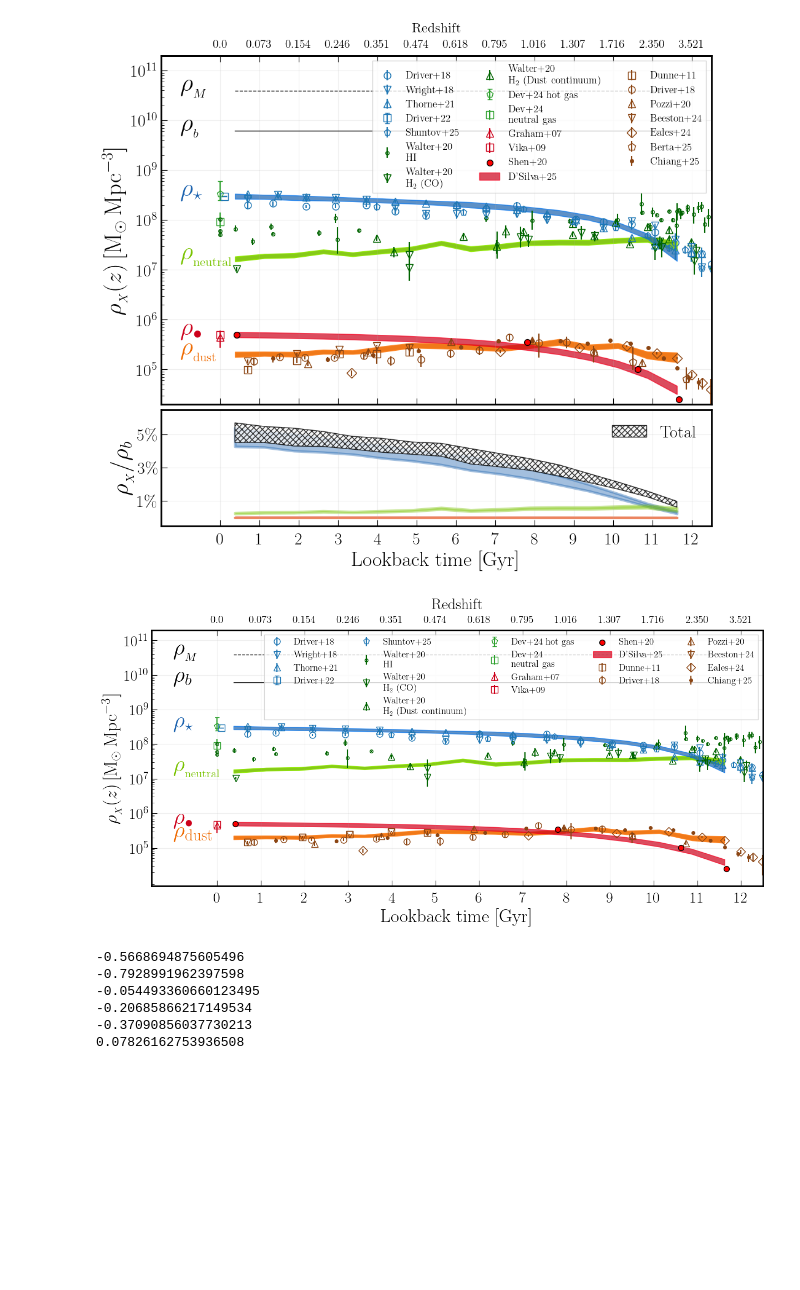
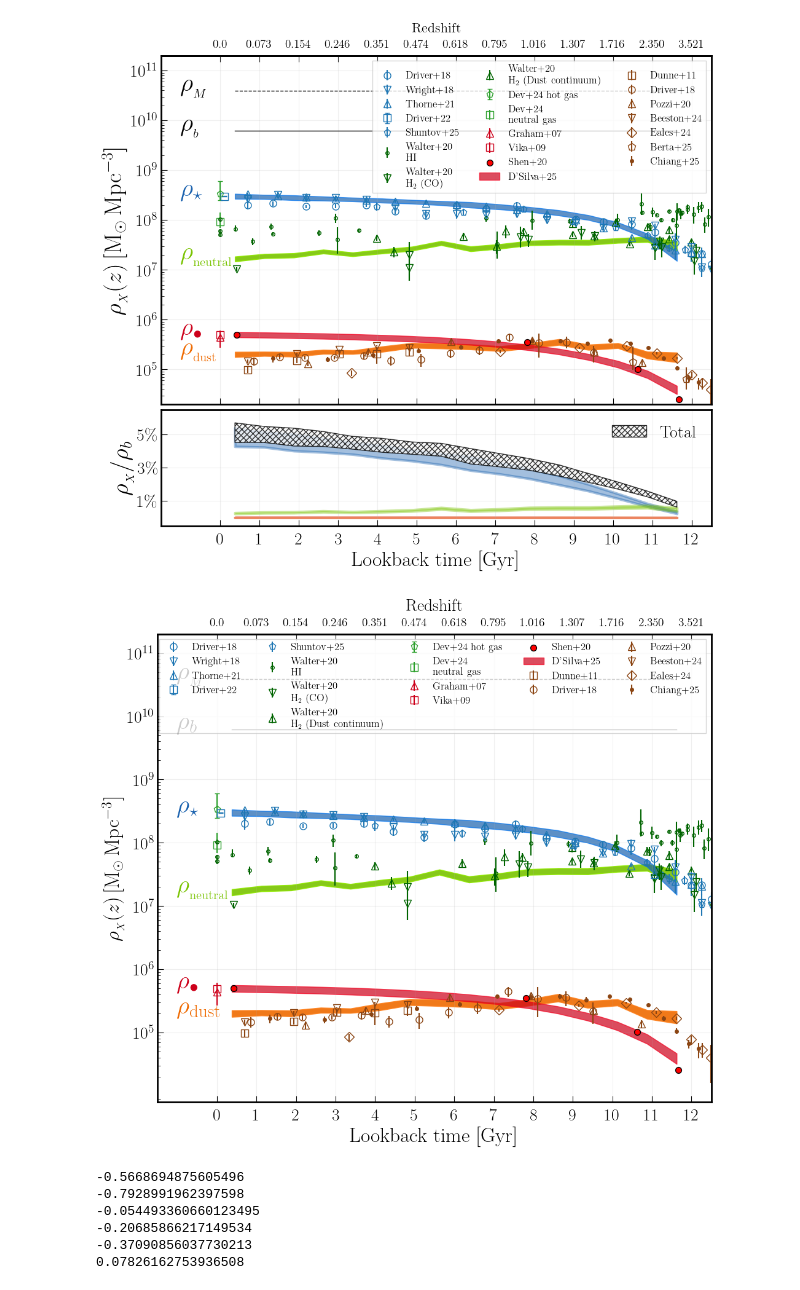
Before and after one commit to JordanDSilva/dust-mass-density, a Jupyter notebook: scripts/makeSomePlots.ipynb, the cells around one changed output. Cells and saved outputs as stored; diff of their text form; code cells hidden in the pictures; blank space fills up the shorter version.

```diff
--- a/scripts/makeSomePlots.ipynb
+++ b/scripts/makeSomePlots.ipynb
@@ -13,7 +13,8 @@ import seaborn as sns
 # %% [markdown]
 ## Get data
 # %%
-h5file = "/Users/22252335/Documents/DustMassDensity/data/all_data.h5"
+main_dir = "/Users/jordan/Documents/DustMassDensity/" # where repo was cloned
+h5file = main_dir + "data/all_data.h5"
 # %%
 with h5py.File(h5file, "r") as f:
     print("Top-level groups or datasets:")
@@ -149,10 +150,10 @@ for i in range(len(zmids)):
 
 LSSCorrection = pd.read_hdf(h5file, "LSSCorrection")
 # %%
-dunne11 = pd.read_csv("/Users/22252335/Documents/DustMassDensity/data/literature_evo/dmf/dunne11.csv")
-pozzi20 = pd.read_csv("/Users/22252335/Documents/DustMassDensity/data/literature_evo/dmf/pozzi20.csv")
-beeston24 = pd.read_csv("/Users/22252335/Documents/DustMassDensity/data/literature_evo/dmf/beeston24.csv")
-berta25 = pd.read_csv("/Users/22252335/Documents/DustMassDensity/data/literature_evo/dmf/berta25.csv")
+dunne11 = pd.read_csv(main_dir + "/data/literature_evo/dmf/dunne11.csv")
+pozzi20 = pd.read_csv(main_dir + "/data/literature_evo/dmf/pozzi20.csv")
+beeston24 = pd.read_csv(main_dir + "/data/literature_evo/dmf/beeston24.csv")
+berta25 = pd.read_csv(main_dir + "/data/literature_evo/dmf/berta25.csv")
 # %% [markdown]
 ## DMF
 # %%
@@ -1882,21 +1884,21 @@ fig.savefig("/Users/22252335/Documents/DustMassDensity/plots/cosmic_dust_sims.pd
 omega = pd.read_hdf(h5file, "Omega")
 # %%
 peroux20_NeutralGas = pd.read_csv(
-    "/Users/22252335/Documents/DustMassDensity/data/literature_evo/omega/aa58_peroux_suppl_tables/Peroux_SupplementalTable1_Fig3.asc",
+    main_dir + "data/literature_evo/omega/aa58_peroux_suppl_tables/Peroux_SupplementalTable1_Fig3.asc",
     sep=r'\s+',
     engine='python',
     comment = "#",
     skiprows=1
 )
 peroux20_Metals = pd.read_csv(
-    "/Users/22252335/Documents/DustMassDensity/data/literature_evo/omega/aa58_peroux_suppl_tables/Peroux_SupplementalTable5_Fig8.asc",
+    main_dir + "data/literature_evo/omega/aa58_peroux_suppl_tables/Peroux_SupplementalTable5_Fig8.asc",
     sep=r'\s+',
     engine='python',
     comment = "#",
     skiprows=1
 )
 peroux20_Dust = pd.read_csv(
-    "/Users/22252335/Documents/DustMassDensity/data/literature_evo/omega/aa58_peroux_suppl_tables/Peroux_SupplementalTable6_Fig12.asc",
+    main_dir + "data/literature_evo/omega/aa58_peroux_suppl_tables/Peroux_SupplementalTable6_Fig12.asc",
     sep=r'\s+',
     engine='python',
     comment = "#",
@@ -1905,21 +1907,21 @@ peroux20_Dust = pd.read_csv(
 
 peroux20_Metals = peroux20_Metals[~(peroux20_Metals["Category"] == "Star")]
 
-walter20HI = pd.read_csv("/Users/22252335/Documents/DustMassDensity/data/literature_evo/cgmh/walter20HI.csv")
-walter20H2_raw = pd.read_csv("/Users/22252335/Documents/DustMassDensity/data/literature_evo/cgmh/walter20H2.csv")
+walter20HI = pd.read_csv(main_dir + "data/literature_evo/cgmh/walter20HI.csv")
+walter20H2_raw = pd.read_csv(main_dir + "data/literature_evo/cgmh/walter20H2.csv")
 walter20H2 = walter20H2_raw.iloc[[0,2,3,4,5,6,7,8,9,10,11,12,13,14,15]]
 walter20H2_dust = walter20H2_raw[16:31]
 
 ##CSMH
-driver18_stars = pd.read_csv("/Users/22252335/Documents/DustMassDensity/data/literature_evo/csmh/driver2018.csv")
-wright18 = pd.read_csv("/Users/22252335/Documents/DustMassDensity/data/literature_evo/csmh/wright18.csv")
-shuntov25 = pd.read_csv("/Users/22252335/Documents/DustMassDensity/data/literature_evo/csmh/shuntov25.csv")
-thorne21 = pd.read_csv("/Users/22252335/Documents/DustMassDensity/data/literature_evo/csmh/thorne21.csv")
+driver18_stars = pd.read_csv(main_dir + "data/literature_evo/csmh/driver2018.csv")
+wright18 = pd.read_csv(main_dir + "data/literature_evo/csmh/wright18.csv")
+shuntov25 = pd.read_csv(main_dir + "data/literature_evo/csmh/shuntov25.csv")
+thorne21 = pd.read_csv(main_dir + "data/literature_evo/csmh/thorne21.csv")
 
 ## CSMBHH
-graham07 = pd.read_csv("/Users/22252335/Documents/DustMassDensity/data/literature_evo/cbhh/graham07.csv")
-vika09 = pd.read_csv("/Users/22252335/Documents/DustMassDensity/data/literature_evo/cbhh/vika09.csv")
-shen20 = pd.read_csv("/Users/22252335/Documents/DustMassDensity/data/literature_evo/cbhh/shen20.csv")
+graham07 = pd.read_csv(main_dir + "data/literature_evo/cbhh/graham07.csv")
+vika09 = pd.read_csv(main_dir + "data/literature_evo/cbhh/vika09.csv")
+shen20 = pd.read_csv(main_dir + "data/literature_evo/cbhh/shen20.csv")
 # %% [markdown]
 ## Rho
 # %%
@@ -2378,6 +2380,7 @@ Average baryon fraction in galaxies: 5.12338%
 -: 0.59157%
 [figure]
 # %%
+## Rho only, no baryon percentage
 ## against Omega(z)
 colorStars = "#1961ae"
 colorGas = "#79c300"
@@ -2386,7 +2389,7 @@ colorSMBHS = "#cd001a"
 colorDust = "#ef6a00"
 # colorHII = "#f2cd00"
 
-fig, ax = plt.subplots(1, 1, figsize = (12, 6), constrained_layout = True)
+fig, ax = plt.subplots(1, 1, figsize = (10, 9), constrained_layout = True)
 
 ax.fill_between(
     lbtmids,
@@ -2702,35 +2705,35 @@ ax.legend(
 
 # path_effects = [path_effects.Stroke(linewidth=0.2, foreground='black'),path_effects.Normal()],
 ax.text(-1.0, omega["rhoMatter"][0], "$\\rho_{_{M}}$", fontsize = 30)
 ax.text(-1.0, omega["rhoBaryon"][0], "$\\rho_{b}$", fontsize = 30)
 ax.text(-1.0, omega["rhoStarQ50"][0], "$\\rho_{\\star}$", color = colorStars, fontsize = 30)
 ax.text(-1.0, omega["rhoNeutralGasQ50"][0], "$\\rho_{_{\\mathrm{neutral}}}$", color = colorGas, fontsize = 30)
 # ax.text(-1.0, omega["rhoZgasQ50"][0], "$\\rho_{_{\\mathrm{Z}}}$", color = colorMetals, fontsize = 24)
 ax.text(-1.0, omega["rhoBHQ50"][0], "$\\rho_{\\bullet}$", color = colorSMBHS, fontsize = 30)
 ax.text(-1.0, omega["rhoDustQ50"][0], "$\\rho_{\\mathrm{dust}}$", color = colorDust, fontsize = 30)
 # ax.text(-1.0, omega["rhoHIIQ50"][0]*0.5, "$\\rho_{_{\\mathrm{HII \\, regions}}}$", color = colorHII, fontsize = 22)
 
 ax_top = ax.secondary_xaxis('top')
 z_ticks = z_at_value(Planck18.lookback_time, np.array([0.0001,1,2,3,4,5,6,7,8,9,10,11,12]) * u.Gyr)
 ax_top.set_xticks([0,1,2,3,4,5,6,7,8,9,10,11,12])
 ax_top.set_xticklabels([f"{a:.1f}" if i==0 else f"{a:.3f}" for i,a in enumerate(z_ticks.value)], fontsize = 14, rotation = 0)
 ax_top.set_xlabel("Redshift", labelpad=8.0, fontsize = 20)
 
 ax.grid(alpha = 0.2)
 ax.set_yscale("log")
 
 ax.set_xlim([-1.5,12.5])
 ax.set_xticks([0.0,1,2,3,4,5,6,7,8,9,10,11,12])
 ax.set_ylim([8e3, 2e11])
 ax.set_yticks([1e5, 1e6, 1e7, 1e8, 1e9, 1e10, 1e11])
 ax.yaxis.set_minor_locator(LogLocator(base=10.0, subs=np.arange(2, 10) * 0.1, numticks=100))
 
 ax.set_xlabel("Lookback time [Gyr]", fontsize = 24)
 ax.set_ylabel(r"$\rho_{_{X}}(z) \, [\mathrm{M_{\odot} \, Mpc^{-3}}]$", fontsize = 24)
 
-fig.savefig("/Users/22252335/Documents/DustMassDensity/plots/rho-only.pdf", dpi = 240, bbox_inches = 'tight')
+fig.savefig(main_dir + "plots/rho-only.pdf", dpi = 240, bbox_inches = 'tight')
 # %% [output]
-[figure, old version]
+[figure, new version]
 # %%
 ## Difference between WalterHI and our neutral gas
 print( np.nanmedian( np.log10(np.interp(x=walter20HI["z"], fp=omega["rhoNeutralGasQ50"], xp=omega["z"]) / walter20HI["value"])) )
```
Also changed, not shown: parts of 17 cells of this notebook, 3 other files.
